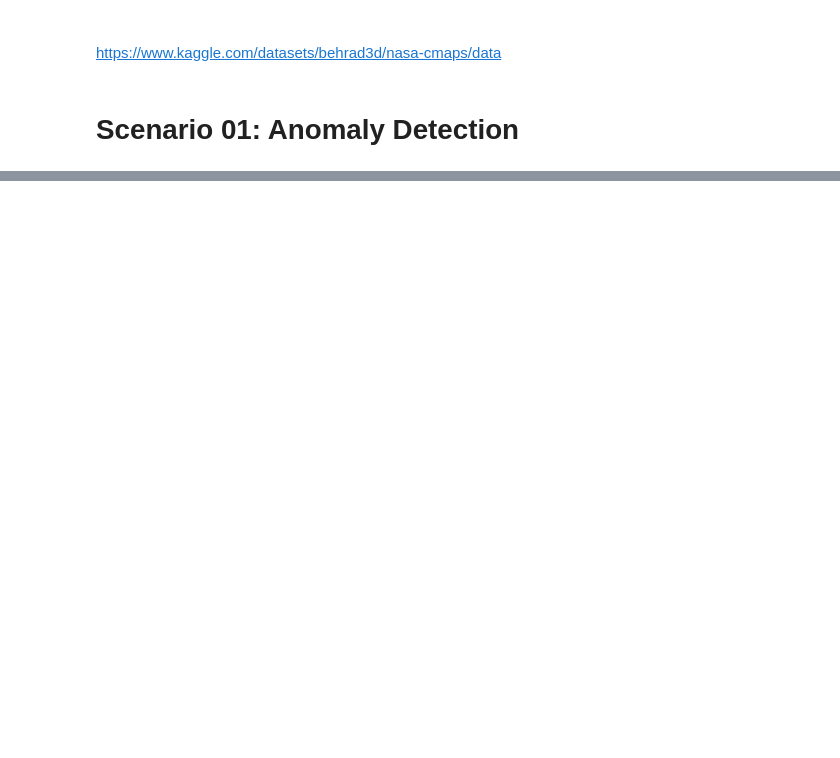
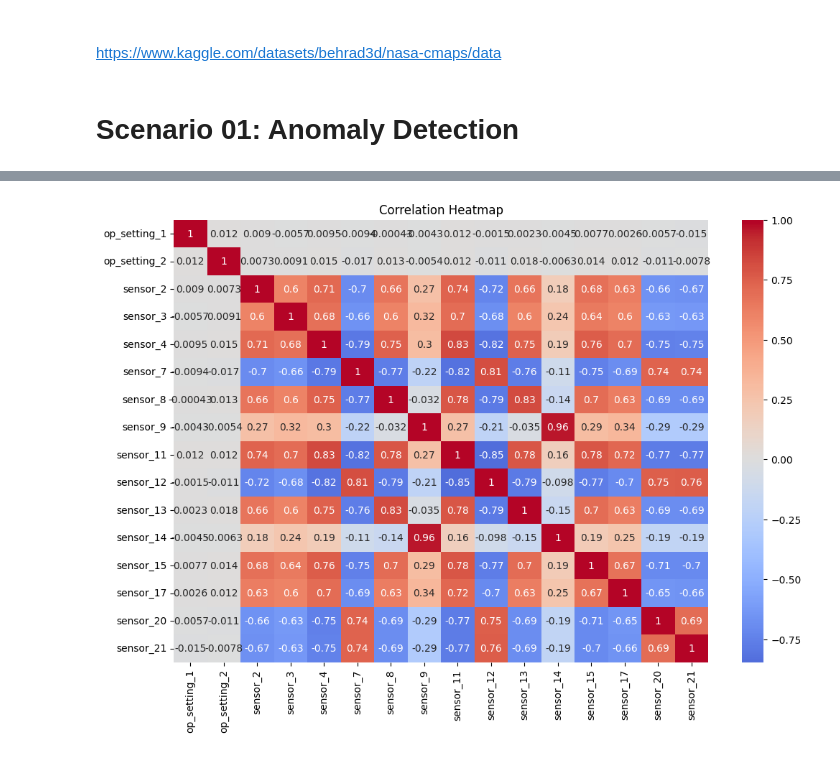
Before and after one commit to phpfontana/trabalho-bi-2024-01, a Jupyter notebook: notebooks/entrega-parcial-02.ipynb, the cells around one changed output, grey strips where cells are left out. Saved outputs shown, nothing was run; the diff lists cells and outputs as text; code cells hidden in the pictures; blank space fills up the shorter version.

```diff
--- a/notebooks/entrega-parcial-02.ipynb
+++ b/notebooks/entrega-parcial-02.ipynb
@@ -334,0 +397,8 @@ plt.show()
+# %%
+import pandas as pd
+
+# Drop columns with constant values
+data = data.drop(columns=['op_setting_3','sensor_1', 'sensor_5', 'sensor_6', 'sensor_10', 'sensor_16', 'sensor_18', 'sensor_19'])
+
+# Display the first 10 rows
+data.head(10)
@@ -334,0 +417,13 @@ plt.show()
+# %%
+import seaborn as sns
+
+# Verify correlation
+corr = data[data.columns[2:]].corr()
+
+# Plot heatmap
+plt.figure(figsize=(12, 8))
+sns.heatmap(corr, cmap='coolwarm', center=0, annot=True)
+plt.title('Correlation Heatmap')
+plt.show()
+# %% [output]
+[figure, added]
```
Also changed, not shown: parts of 46 cells of this notebook.
